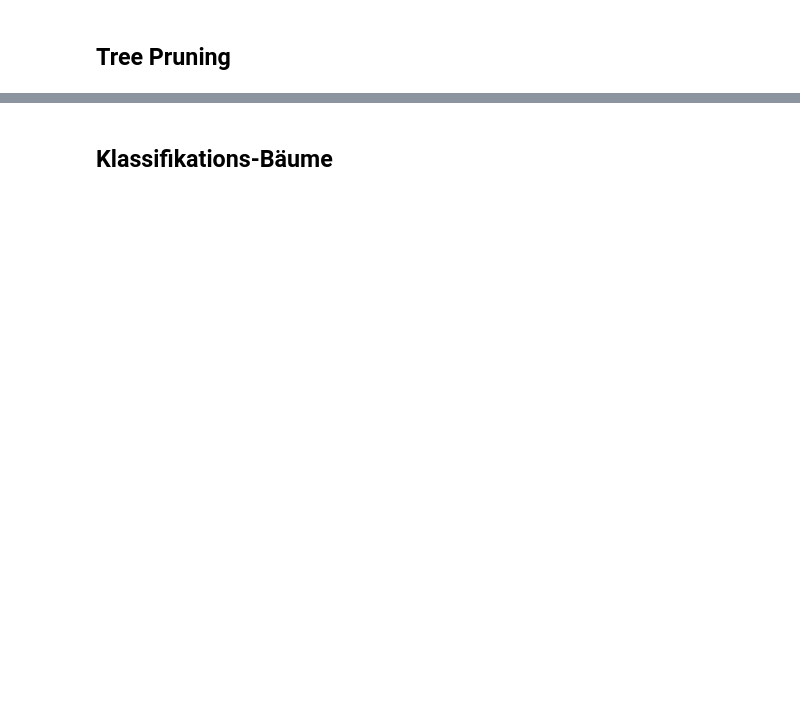
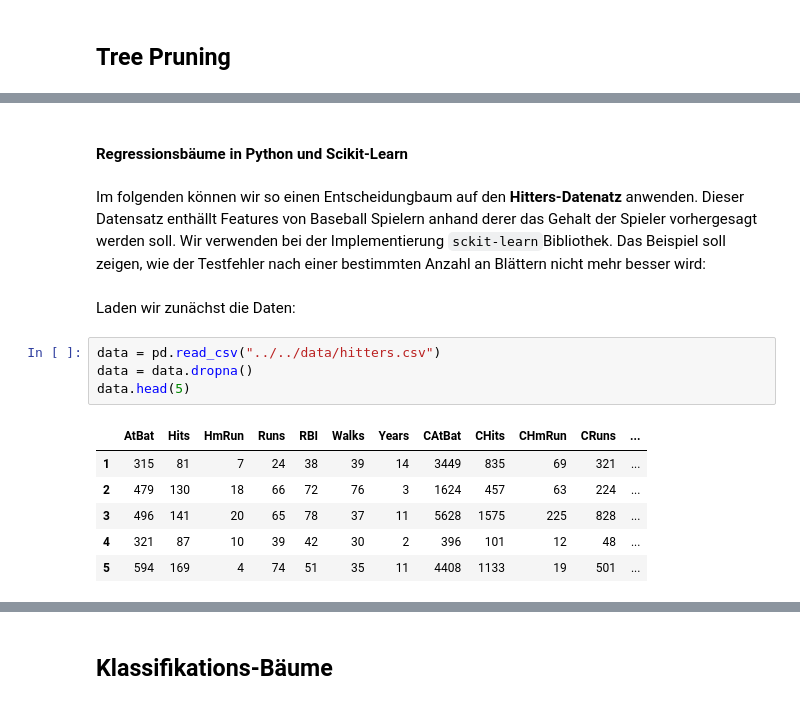
Before and after one commit to imarevic/srh-data-science, a Jupyter notebook: notebooks/Kapitel10/01_DecisionTrees.ipynb, the cells around one changed output, grey strips where cells are left out. Saved outputs shown, nothing was run; the diff lists cells and outputs as text; blank space fills up the shorter version.

```diff
--- a/notebooks/Kapitel10/01_DecisionTrees.ipynb
+++ b/notebooks/Kapitel10/01_DecisionTrees.ipynb
@@ -160,0 +411,17 @@ Der **Top-Down Greedy Entscheidungsbaum Algorithmus** lässt sich also wie folgt
+# %% [markdown]
+#### Regressionsbäume in Python und Scikit-Learn
+# %% [markdown]
+Im folgenden können wir so einen Entscheidungbaum auf den **Hitters-Datenatz** anwenden. Dieser Datensatz enthällt Features von Baseball Spielern anhand derer das Gehalt der Spieler vorhergesagt werden soll. Wir verwenden bei der Implementierung `sckit-learn`Bibliothek. Das Beispiel soll zeigen, wie der Testfehler nach einer bestimmten Anzahl an Blättern nicht mehr besser wird:
+# %% [markdown]
+Laden wir zunächst die Daten:
+# %%
+data = pd.read_csv("../../data/hitters.csv")
+data = data.dropna()
+data.head(5)
+# %% [output]
+|  | AtBat | Hits | HmRun | Runs | RBI | Walks | Years | CAtBat | CHits | CHmRun | CRuns | ... |
+| 1 | 315 | 81 | 7 | 24 | 38 | 39 | 14 | 3449 | 835 | 69 | 321 | ... |
+| 2 | 479 | 130 | 18 | 66 | 72 | 76 | 3 | 1624 | 457 | 63 | 224 | ... |
+| 3 | 496 | 141 | 20 | 65 | 78 | 37 | 11 | 5628 | 1575 | 225 | 828 | ... |
+| 4 | 321 | 87 | 10 | 39 | 42 | 30 | 2 | 396 | 101 | 12 | 48 | ... |
+| 5 | 594 | 169 | 4 | 74 | 51 | 35 | 11 | 4408 | 1133 | 19 | 501 | ... |
```
Also changed, not shown: parts of 54 cells of this notebook, 44 other files.
